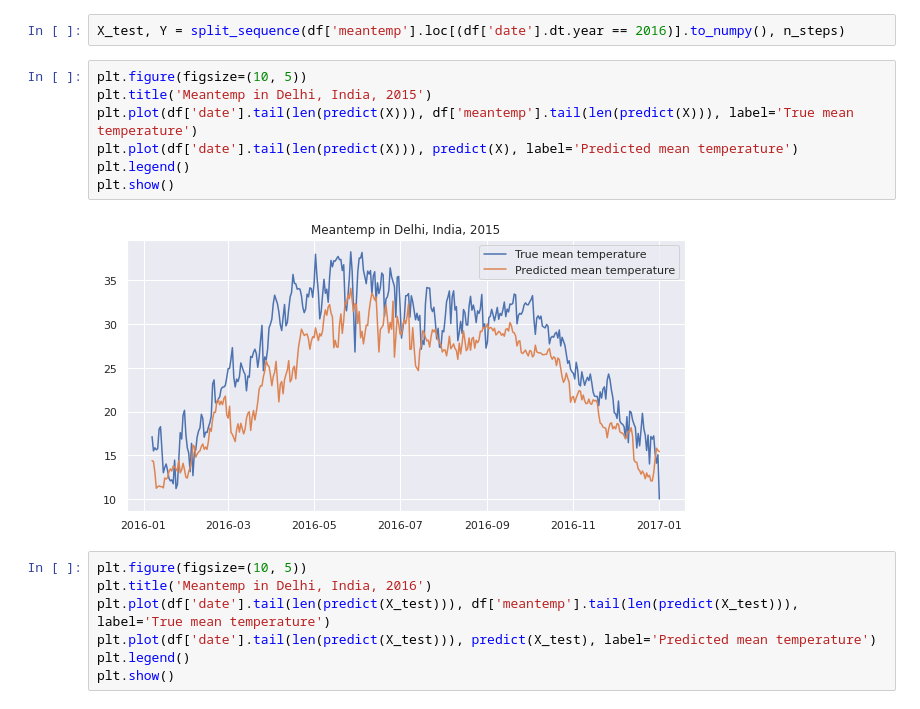
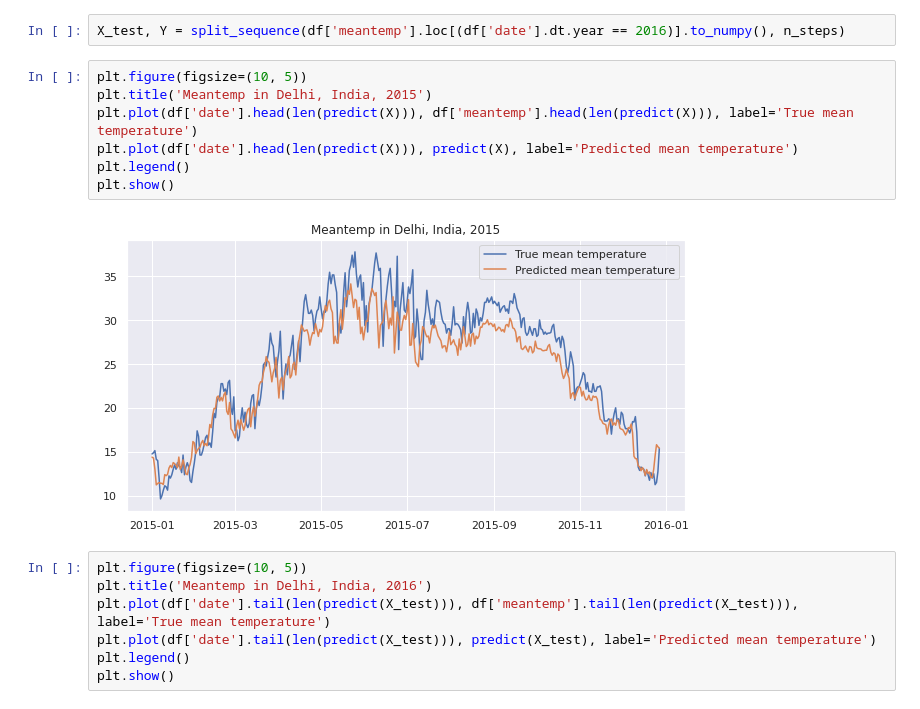
Before and after one commit to kae4ka/university-hometasks, a Jupyter notebook: INS.ipynb, the cells around one changed output. Cells and saved outputs as stored; diff of their text form.

```diff
--- a/INS.ipynb
+++ b/INS.ipynb
@@ -1086,12 +1087,12 @@ X_test, Y = split_sequence(df['meantemp'].loc[(df['date'].dt.year == 2016)].to_n
 # %%
 plt.figure(figsize=(10, 5))
 plt.title('Meantemp in Delhi, India, 2015')
-plt.plot(df['date'].tail(len(predict(X))), df['meantemp'].tail(len(predict(X))), label='True mean temperature')
-plt.plot(df['date'].tail(len(predict(X))), predict(X), label='Predicted mean temperature')
+plt.plot(df['date'].head(len(predict(X))), df['meantemp'].head(len(predict(X))), label='True mean temperature')
+plt.plot(df['date'].head(len(predict(X))), predict(X), label='Predicted mean temperature')
 plt.legend()
 plt.show()
 # %% [output]
-[figure, old version]
+[figure, new version]
 # %%
 plt.figure(figsize=(10, 5))
 plt.title('Meantemp in Delhi, India, 2016')
```
Also changed, not shown: parts of 6 cells of this notebook.
